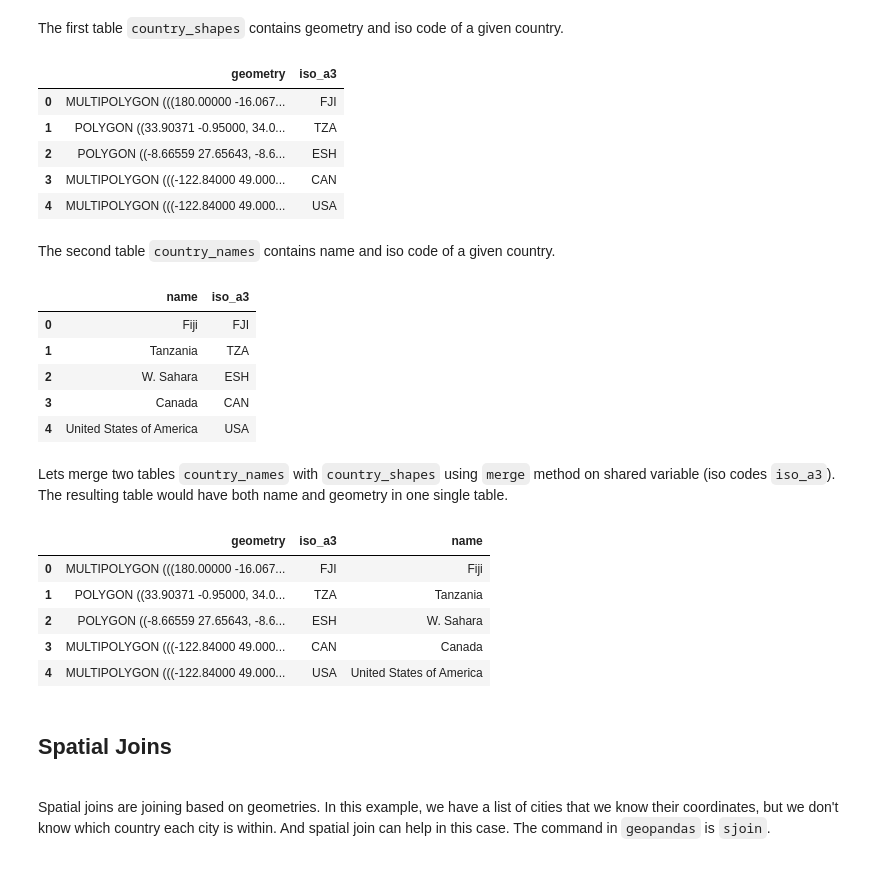
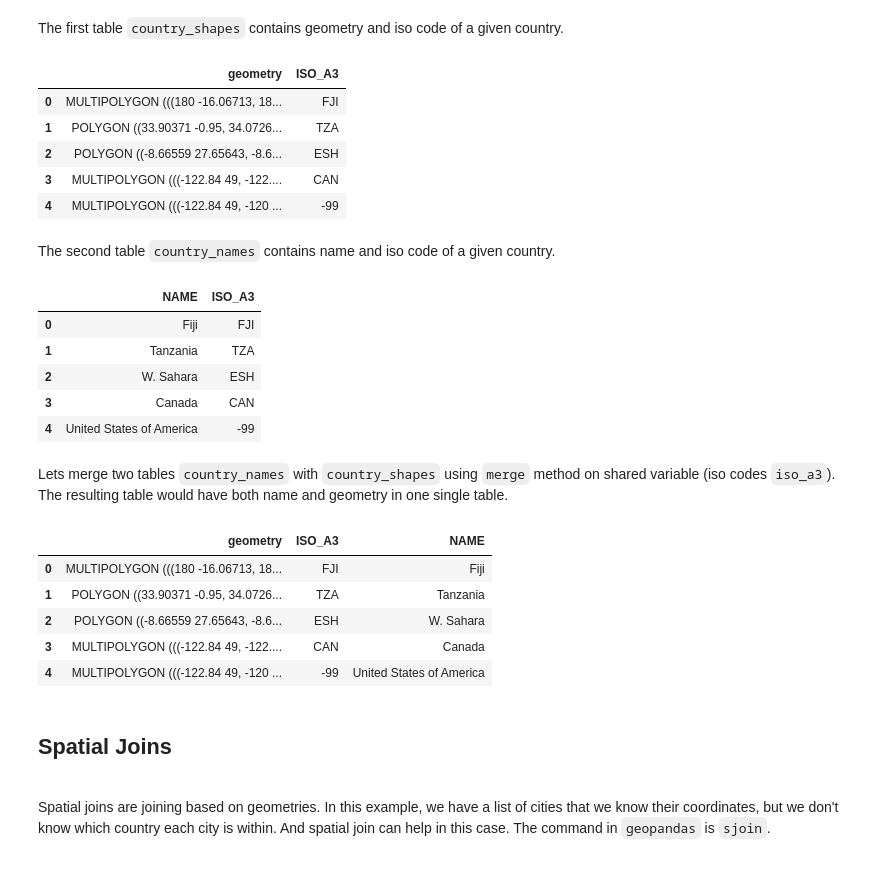
Before and after one commit to Chenyan-Lu/GIS322, a Jupyter notebook: notebook/Module_5_(2)_Table_Join_and_Spatial_Join.ipynb, the cells around one changed output. Saved outputs shown, nothing was run; the diff lists cells and outputs as text; code cells hidden in the pictures.

```diff
--- a/notebook/Module_5_(2)_Table_Join_and_Spatial_Join.ipynb
+++ b/notebook/Module_5_(2)_Table_Join_and_Spatial_Join.ipynb
@@ -50,44 +50,44 @@ Attribute joins are accomplished using the merge method. In general, it is recom
 
 For example, consider the following merge that adds full names to a GeoDataFrame that initially has only ISO codes for each country by merging it with a pandas DataFrame.
 # %%
-world = geopandas.read_file(geopandas.datasets.get_path('naturalearth_lowres'))
+world = geopandas.read_file('/content/ne_110m_admin_0_sovereignty.zip')
 
-country_shapes = world[['geometry', 'iso_a3']]
-country_names = world[['name', 'iso_a3']]
+country_shapes = world[['geometry', 'ISO_A3']]
+country_names = world[['NAME', 'ISO_A3']]
 # %% [markdown]
 The first table `country_shapes` contains geometry and iso code of a given country.
 # %%
 country_shapes.head()
 # %% [output]
-|  | geometry | iso_a3 |
-| 0 | MULTIPOLYGON (((180.00000 -16.067... | FJI |
-| 1 | POLYGON ((33.90371 -0.95000, 34.0... | TZA |
+|  | geometry | ISO_A3 |
+| 0 | MULTIPOLYGON (((180 -16.06713, 18... | FJI |
+| 1 | POLYGON ((33.90371 -0.95, 34.0726... | TZA |
 | 2 | POLYGON ((-8.66559 27.65643, -8.6... | ESH |
-| 3 | MULTIPOLYGON (((-122.84000 49.000... | CAN |
-| 4 | MULTIPOLYGON (((-122.84000 49.000... | USA |
+| 3 | MULTIPOLYGON (((-122.84 49, -122.... | CAN |
+| 4 | MULTIPOLYGON (((-122.84 49, -120 ... | -99 |
 # %% [markdown]
 The second table `country_names` contains name and iso code of a given country.
 # %%
 country_names.head()
 # %% [output]
-|  | name | iso_a3 |
+|  | NAME | ISO_A3 |
 | 0 | Fiji | FJI |
 | 1 | Tanzania | TZA |
 | 2 | W. Sahara | ESH |
 | 3 | Canada | CAN |
-| 4 | United States of America | USA |
+| 4 | United States of America | -99 |
 # %% [markdown]
 Lets merge two tables `country_names` with `country_shapes` using `merge` method on shared variable (iso codes `iso_a3`). The resulting table would have both name and geometry in one single table.
 # %%
-country_merged = country_shapes.merge(country_names, on='iso_a3')
+country_merged = country_shapes.merge(country_names, on='ISO_A3')
 country_merged.head()
 # %% [output]
-|  | geometry | iso_a3 | name |
-| 0 | MULTIPOLYGON (((180.00000 -16.067... | FJI | Fiji |
-| 1 | POLYGON ((33.90371 -0.95000, 34.0... | TZA | Tanzania |
+|  | geometry | ISO_A3 | NAME |
+| 0 | MULTIPOLYGON (((180 -16.06713, 18... | FJI | Fiji |
+| 1 | POLYGON ((33.90371 -0.95, 34.0726... | TZA | Tanzania |
 | 2 | POLYGON ((-8.66559 27.65643, -8.6... | ESH | W. Sahara |
-| 3 | MULTIPOLYGON (((-122.84000 49.000... | CAN | Canada |
-| 4 | MULTIPOLYGON (((-122.84000 49.000... | USA | United States of America |
+| 3 | MULTIPOLYGON (((-122.84 49, -122.... | CAN | Canada |
+| 4 | MULTIPOLYGON (((-122.84 49, -120 ... | -99 | United States of America |
 # %% [markdown]
 ## Spatial Joins
 <br></br>
```
Also changed, not shown: parts of 8 cells of this notebook.
